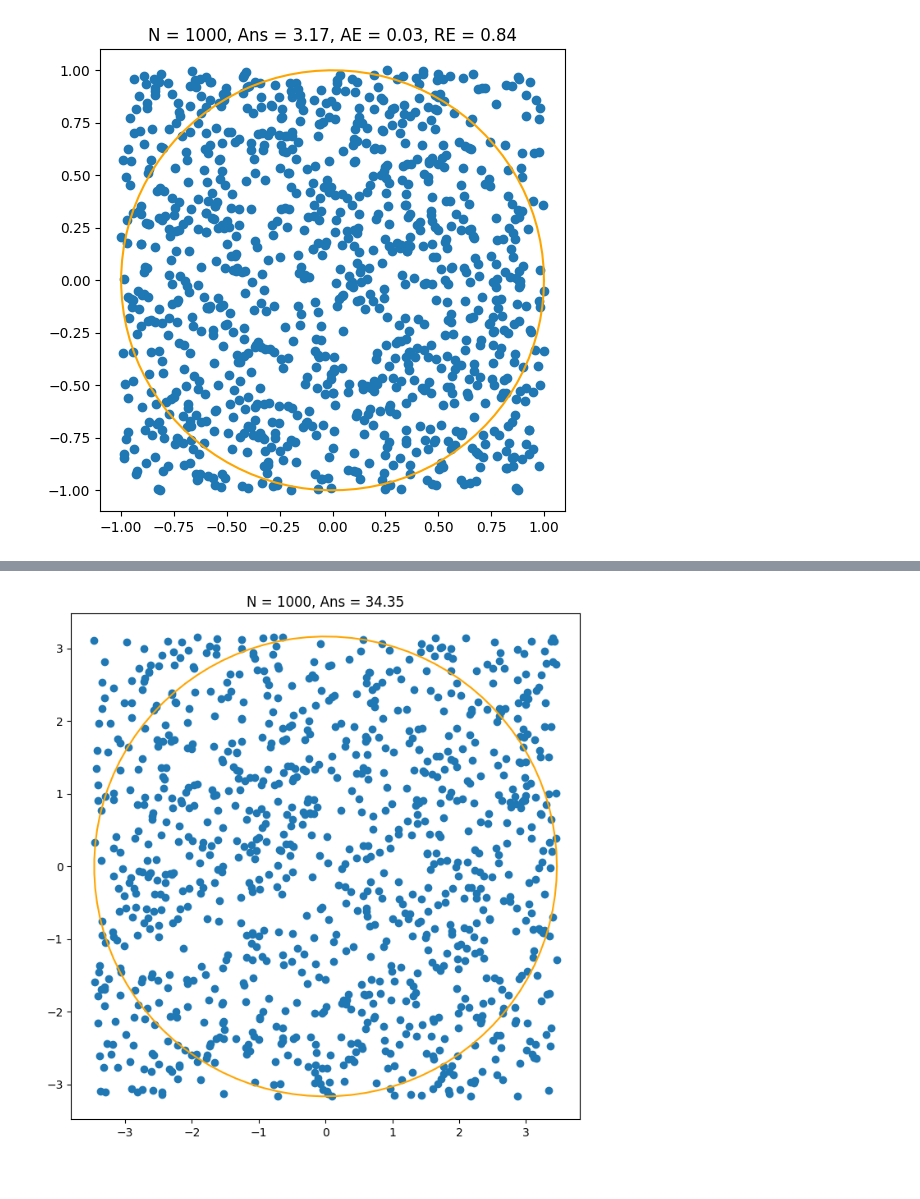
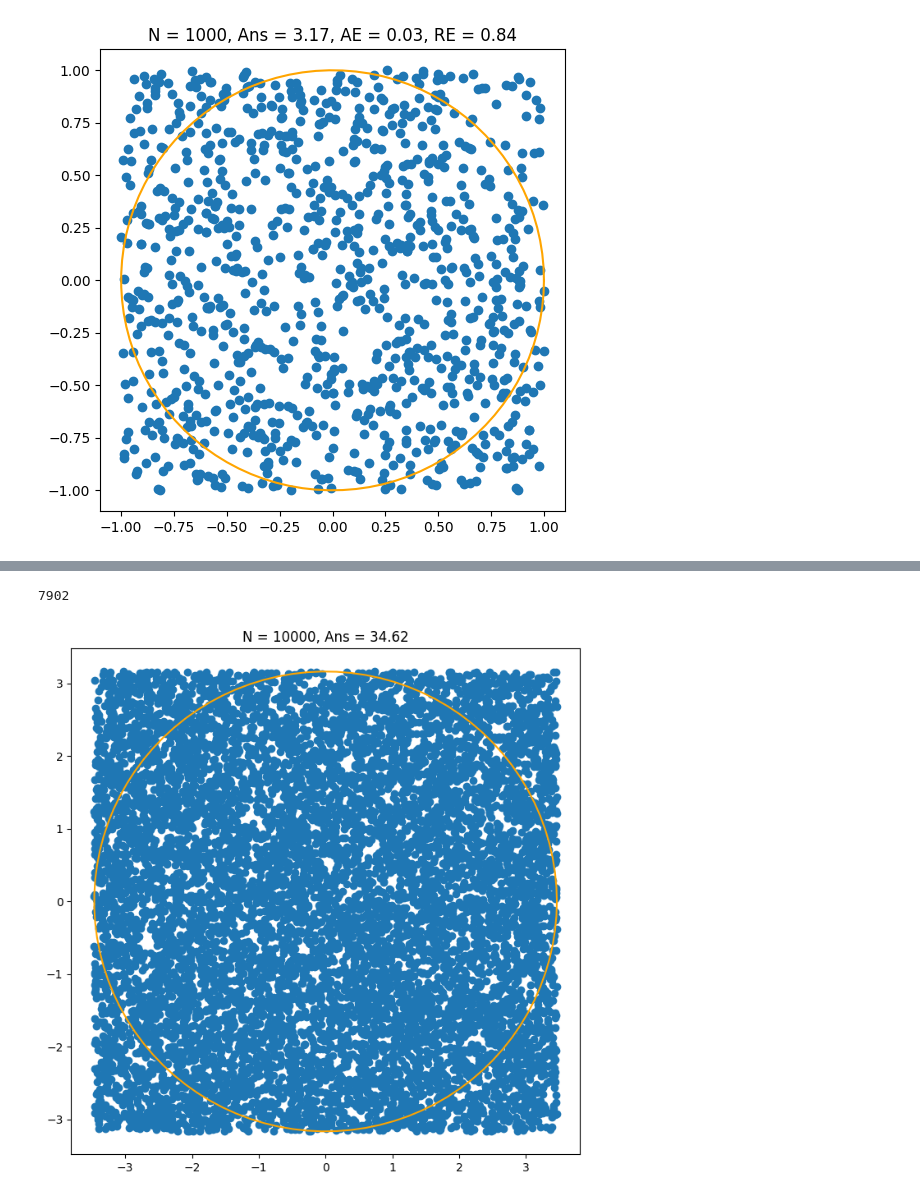
Before and after one commit to Supermegatiger/Comp-Methods, a Jupyter notebook: lab8/main.ipynb, the cells around one changed output, grey strips where cells are left out. Saved outputs shown, nothing was run; the diff lists cells and outputs as text; code cells hidden in the pictures.

```diff
--- a/lab8/main.ipynb
+++ b/lab8/main.ipynb
@@ -182,33 +182,34 @@ theta = np.linspace(0, 2*np.pi, 100)
 x = np.sqrt(A) * np.cos(theta)
 y = np.sqrt(B) * np.sin(theta)
 
 
-N = 1000
+N = 10000
 
 a, b = np.sqrt(A), np.sqrt(B)
 
 r_x = np.random.uniform(-a, a, N)
 r_y = np.random.uniform(-b, b, N)
 
 phi = lambda x, y : np.arctan(y/x)
 rad = lambda x, y : np.sqrt(x ** 2 + y ** 2)
 p = lambda x, y : np.sqrt(A*np.cos(phi(x,y)) ** 2 + B*np.sin(phi(x,y)) ** 2)
 
 plt.figure(figsize=(8, 8))
 plt.plot(x, y, 'orange')
 plt.scatter(r_x, r_y)
 
 points =  np.array([(i, j) for i,j in zip(r_x, r_y) if rad(i,j) < p(i,j)])
 # xs,  ys = zip(*points)
 # plt.scatter(xs, ys)
 
 S = a * b * 4
-
+print(len(points))
 ans = S * len(points) / N
 
 # f = lambda x, y: x ** 2 + y ** 2 < r ** 2
 plt.title(f"N = {N}, Ans = {ans:.2f}")
 
 plt.show()
 # %% [output]
+7902
-[figure, old version]
+[figure, new version]
```
Also changed, not shown: parts of 2 cells of this notebook, 5 other files.
